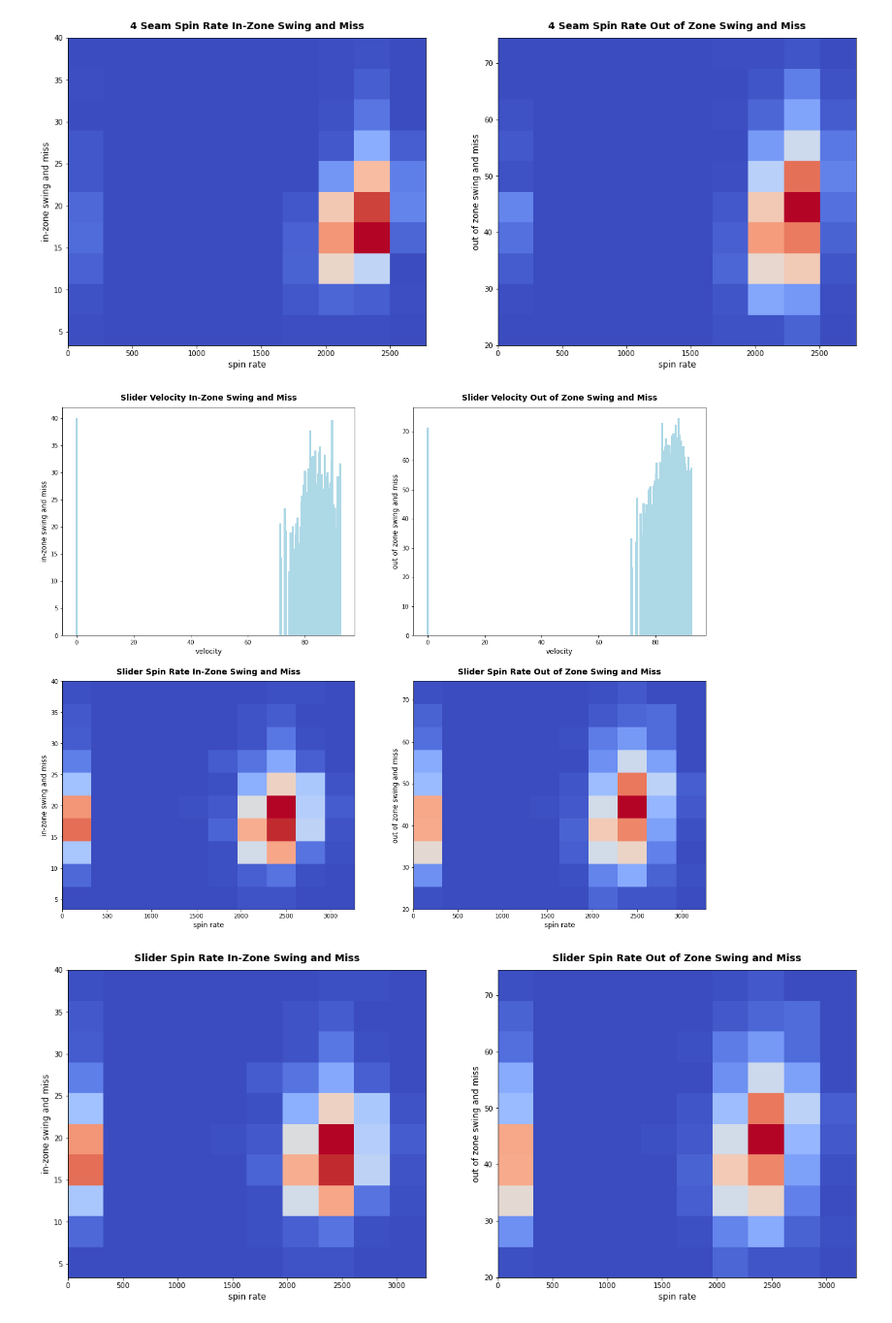
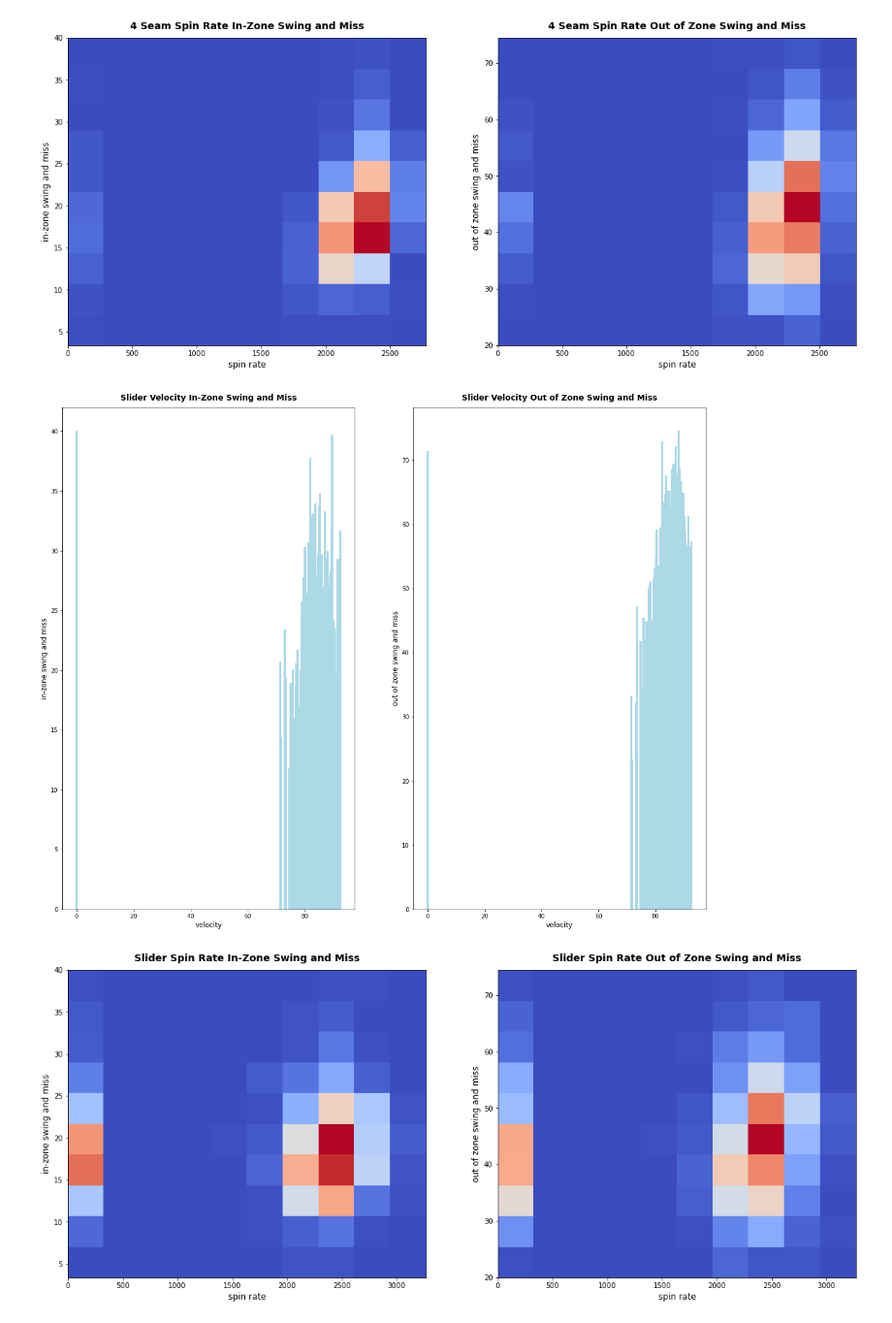
Before and after one commit to anthonyzurke/sabermetrics, a Jupyter notebook: code/pitch-cleaning-eda.ipynb, the cells around one changed output. Shown at 97% size. Cells and saved outputs as stored; diff of their text form; code cells hidden in the pictures.

```diff
--- a/code/pitch-cleaning-eda.ipynb
+++ b/code/pitch-cleaning-eda.ipynb
@@ -431,29 +431,21 @@ ax[1].set_title('4 Seam Spin Rate Out of Zone Swing and Miss', fontsize = 14, fo
 # %% [output]
 [figure]
 # %%
-fig, ax = plt.subplots(2, 2, figsize = (20, 16))
+fig, ax = plt.subplots(1, 2, figsize = (20, 16))
 
-ax[0][0].bar(pitch_data['sl_velo'], pitch_data['z_swing_miss%'], color = 'lightblue')
-ax[0][0].set_xlabel('velocity', fontsize = 12)
-ax[0][0].set_ylabel('in-zone swing and miss', fontsize = 12)
-ax[0][0].set_title('Slider Velocity In-Zone Swing and Miss', fontsize = 14, fontweight = 'bold', pad = 12)
+ax[0].bar(pitch_data['sl_velo'], pitch_data['z_swing_miss%'], color = 'lightblue')
+ax[0].set_xlabel('velocity', fontsize = 12)
+ax[0].set_ylabel('in-zone swing and miss', fontsize = 12)
+ax[0].set_title('Slider Velocity In-Zone Swing and Miss', fontsize = 14, fontweight = 'bold', pad = 12)
 
-ax[0][1].bar(pitch_data['sl_velo'], pitch_data['oz_swing_miss%'], color = 'lightblue')
-ax[0][1].set_xlabel('velocity', fontsize = 12)
-ax[0][1].set_ylabel('out of zone swing and miss', fontsize = 12)
-ax[0][1].set_title('Slider Velocity Out of Zone Swing and Miss', fontsize = 14, fontweight = 'bold', pad = 12)
+ax[1].bar(pitch_data['sl_velo'], pitch_data['oz_swing_miss%'], color = 'lightblue')
+ax[1].set_xlabel('velocity', fontsize = 12)
+ax[1].set_ylabel('out of zone swing and miss', fontsize = 12)
+ax[1].set_title('Slider Velocity Out of Zone Swing and Miss', fontsize = 14, fontweight = 'bold', pad = 12)
 
-ax[1][0].hist2d(pitch_data['sl_spinrate'], pitch_data['z_swing_miss%'], cmap = 'coolwarm')
-ax[1][0].set_xlabel('spin rate', fontsize = 12)
-ax[1][0].set_ylabel('in-zone swing and miss', fontsize = 12)
-ax[1][0].set_title('Slider Spin Rate In-Zone Swing and Miss', fontsize = 14, fontweight = 'bold', pad = 12)
-
-ax[1][1].hist2d(pitch_data['sl_spinrate'], pitch_data['oz_swing_miss%'], cmap = 'coolwarm')
-ax[1][1].set_xlabel('spin rate', fontsize = 12)
-ax[1][1].set_ylabel('out of zone swing and miss', fontsize = 12)
-ax[1][1].set_title('Slider Spin Rate Out of Zone Swing and Miss', fontsize = 14, fontweight = 'bold', pad = 12);
+#plt.savefig('slider velo swing and miss.png')
 # %% [output]
-[figure, old version]
+[figure, new version]
 # %%
 fig, ax = plt.subplots(1, 2, figsize = (20, 8))
 
```
Also changed, not shown: 4 other files.
